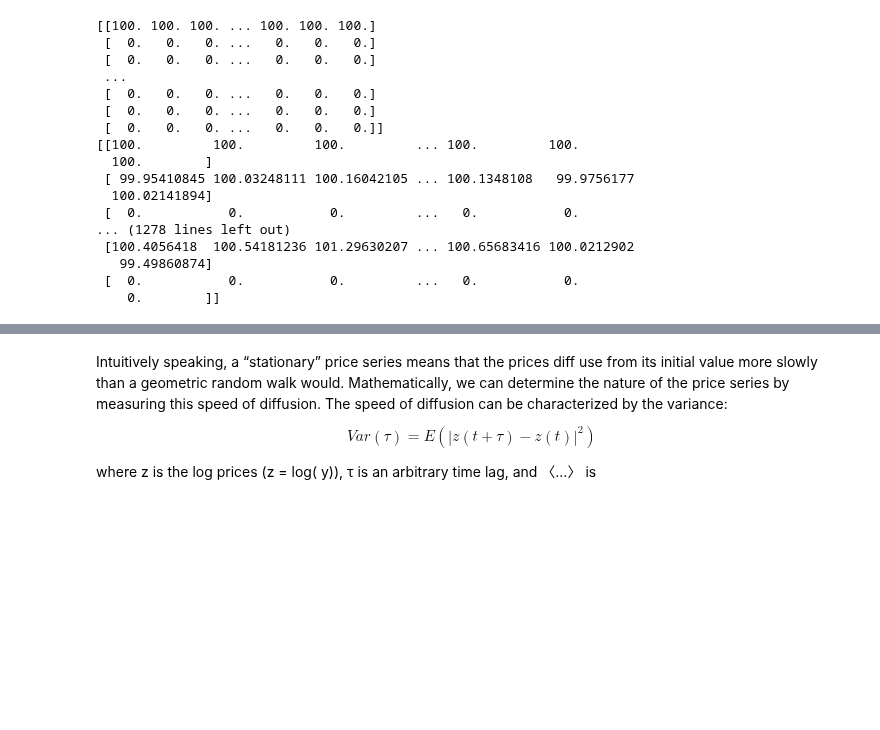
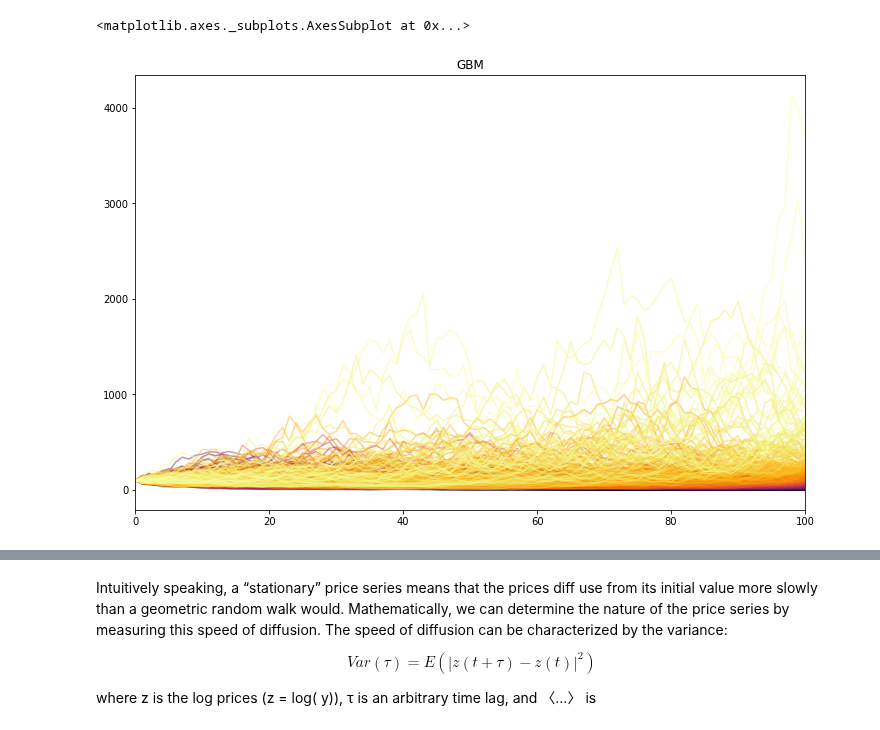
Before and after one commit to lucaberlanda/Magazzino, a Jupyter notebook: Finance/GeometricBrownianMotion.ipynb, the cells around one changed output, grey strips where cells are left out. Saved outputs shown, nothing was run; the diff lists cells and outputs as text; code cells hidden in the pictures; blank space fills up the shorter version.

```diff
--- a/Finance/GeometricBrownianMotion.ipynb
+++ b/Finance/GeometricBrownianMotion.ipynb
@@ -43,21 +58,0 @@ i = 1000
-# %%
-
-simulations = pd.DataFrame(gen_paths(S0, r, sigma, T, i))
-# %% [output]
-[[100. 100. 100. ... 100. 100. 100.]
- [  0.   0.   0. ...   0.   0.   0.]
- [  0.   0.   0. ...   0.   0.   0.]
- ...
- [  0.   0.   0. ...   0.   0.   0.]
- [  0.   0.   0. ...   0.   0.   0.]
- [  0.   0.   0. ...   0.   0.   0.]]
-[[100.         100.         100.         ... 100.         100.
-  100.        ]
- [ 99.95410845 100.03248111 100.16042105 ... 100.1348108   99.9756177
-  100.02141894]
- [  0.           0.           0.         ...   0.           0.
-... (1278 lines left out)
- [100.4056418  100.54181236 101.29630207 ... 100.65683416 100.0212902
-   99.49860874]
- [  0.           0.           0.         ...   0.           0.
-    0.        ]]
@@ -64,3 +68,13 @@ simulations = pd.DataFrame(gen_paths(S0, r, sigma, T, i))
+# %%
+simulations.sort_values(simulations.index[-1], axis=1).plot(legend=False,
+                                                            figsize=(12, 8),
+                                                            cmap='inferno',
+                                                            linewidth=1.5,
+                                                            alpha=0.5,
+                                                           title='GBM')
+# %% [output]
+<matplotlib.axes._subplots.AxesSubplot at 0x...>
+[figure, added]
 # %%
 np.log(simulations).sort_values(simulations.index[-1], axis=1).plot(legend=False,
                                                             figsize=(12, 8),
```
Also changed, not shown: parts of 16 cells of this notebook, 25 other files.
